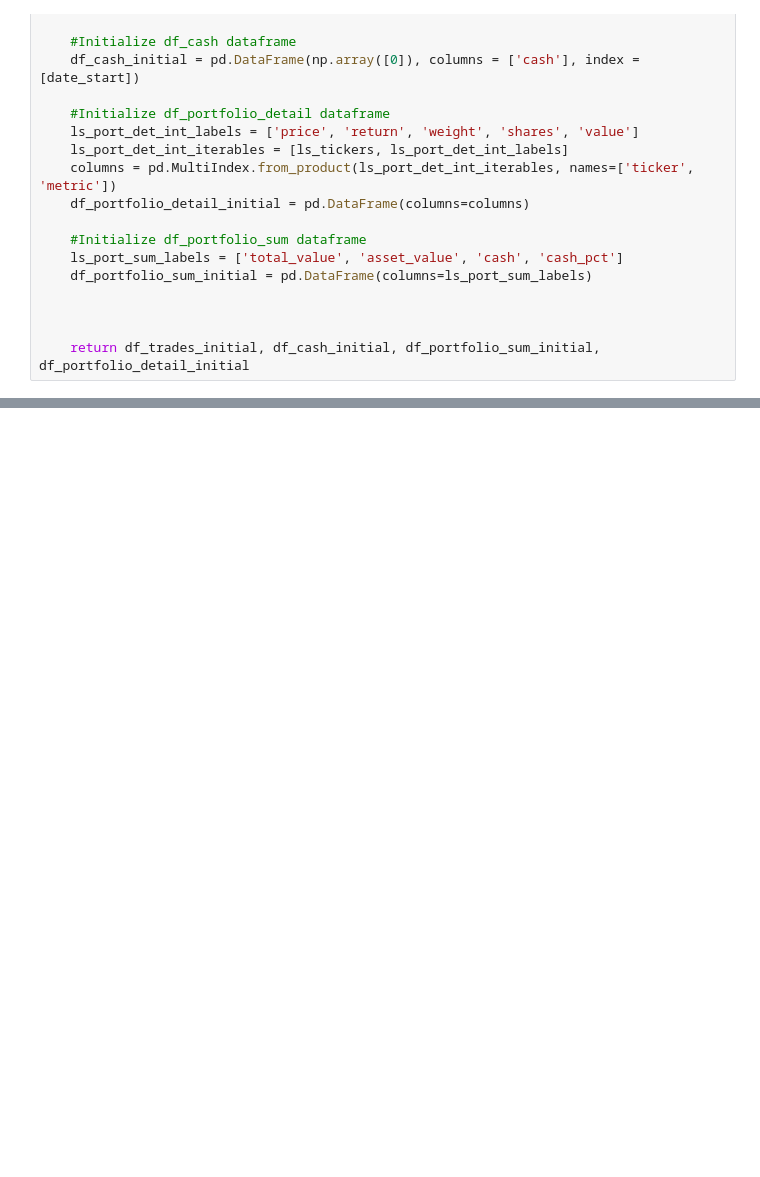
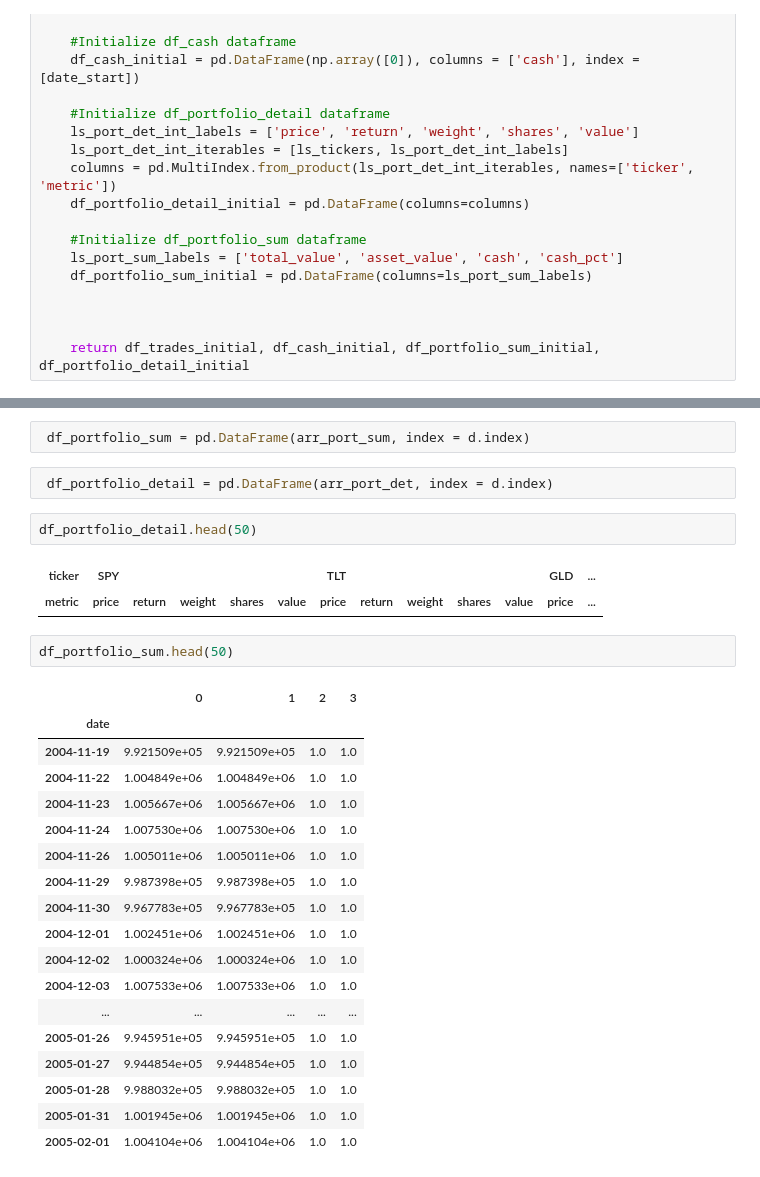
Before and after one commit to ningtong88/Capstone_TDAmeritrade, a Jupyter notebook: Ning_updating_rebalancing_def.ipynb, the cells around one changed output, grey strips where cells are left out. Saved outputs shown, nothing was run; the diff lists cells and outputs as text; blank space fills up the shorter version.

```diff
--- a/Ning_updating_rebalancing_def.ipynb
+++ b/Ning_updating_rebalancing_def.ipynb
@@ -156,0 +239,30 @@ ls_purchase_price_1
+# %%
+ df_portfolio_sum = pd.DataFrame(arr_port_sum, index = d.index)
+# %%
+ df_portfolio_detail = pd.DataFrame(arr_port_det, index = d.index)
+# %%
+df_portfolio_detail.head(50)
+# %% [output]
+| ticker | SPY |  |  |  |  | TLT |  |  |  |  | GLD | ... |
+| metric | price | return | weight | shares | value | price | return | weight | shares | value | price | ... |
+# %%
+df_portfolio_sum.head(50)
+# %% [output]
+|  | 0 | 1 | 2 | 3 |
+| date |  |  |  |  |
+| 2004-11-19 | 9.921509e+05 | 9.921509e+05 | 1.0 | 1.0 |
+| 2004-11-22 | 1.004849e+06 | 1.004849e+06 | 1.0 | 1.0 |
+| 2004-11-23 | 1.005667e+06 | 1.005667e+06 | 1.0 | 1.0 |
+| 2004-11-24 | 1.007530e+06 | 1.007530e+06 | 1.0 | 1.0 |
+| 2004-11-26 | 1.005011e+06 | 1.005011e+06 | 1.0 | 1.0 |
+| 2004-11-29 | 9.987398e+05 | 9.987398e+05 | 1.0 | 1.0 |
+| 2004-11-30 | 9.967783e+05 | 9.967783e+05 | 1.0 | 1.0 |
+| 2004-12-01 | 1.002451e+06 | 1.002451e+06 | 1.0 | 1.0 |
+| 2004-12-02 | 1.000324e+06 | 1.000324e+06 | 1.0 | 1.0 |
+| 2004-12-03 | 1.007533e+06 | 1.007533e+06 | 1.0 | 1.0 |
+| ... | ... | ... | ... | ... |
+| 2005-01-26 | 9.945951e+05 | 9.945951e+05 | 1.0 | 1.0 |
+| 2005-01-27 | 9.944854e+05 | 9.944854e+05 | 1.0 | 1.0 |
+| 2005-01-28 | 9.988032e+05 | 9.988032e+05 | 1.0 | 1.0 |
+| 2005-01-31 | 1.001945e+06 | 1.001945e+06 | 1.0 | 1.0 |
+| 2005-02-01 | 1.004104e+06 | 1.004104e+06 | 1.0 | 1.0 |
```
Also changed, not shown: parts of 16 cells of this notebook, 1 other file.
